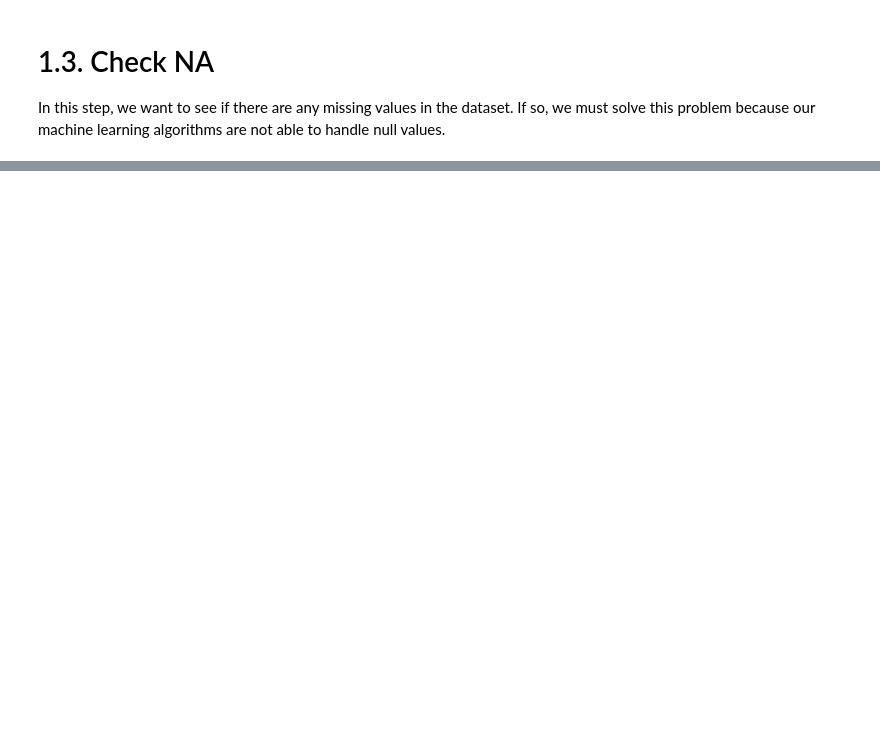
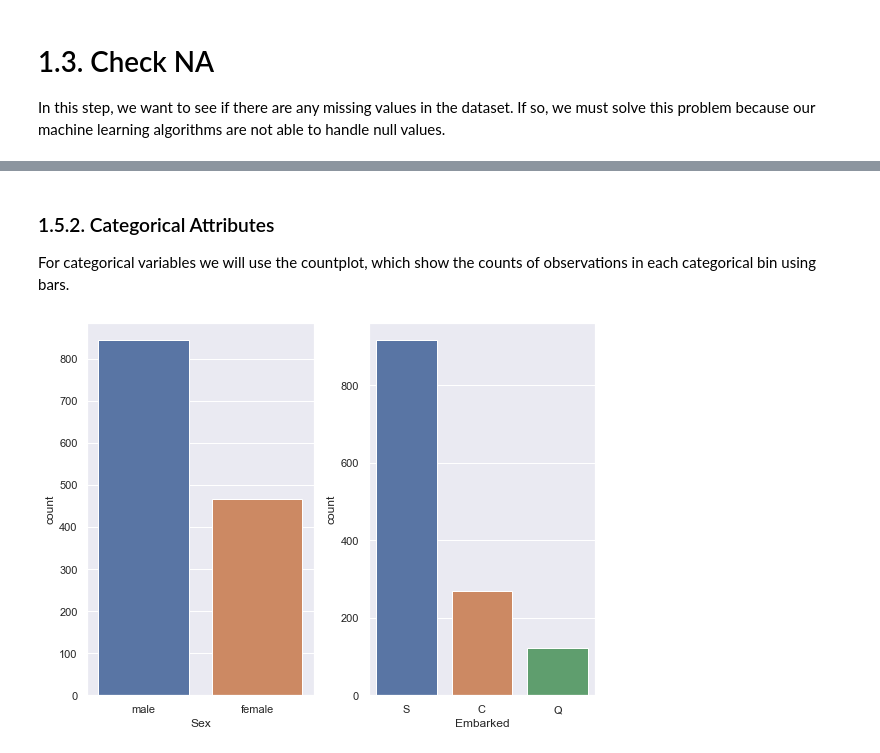
Before and after one commit to endhel/Prediction-of-the-Survivors-Titanic, a Jupyter notebook: Prediction-of-the-Survivors-Titanic.ipynb, the cells around one changed output, grey strips where cells are left out. Cells and saved outputs as stored; diff of their text form; code cells hidden in the pictures; blank space fills up the shorter version.

```diff
--- a/Prediction-of-the-Survivors-Titanic.ipynb
+++ b/Prediction-of-the-Survivors-Titanic.ipynb
@@ -187,0 +240,2 @@ We'll explain how to solve the problem in each variable.
+# %%
+df1['Age'].fillna( df1['Age'].median(), inplace=True )
@@ -187,0 +246,3 @@ We'll explain how to solve the problem in each variable.
+# %%
+num_attributes = df1.select_dtypes( include = ['int64', 'float64'] )
+cat_attributes = df1[['Sex', 'Embarked']]
@@ -187,0 +277,13 @@ We'll explain how to solve the problem in each variable.
+# %% [markdown]
+### 1.5.2. Categorical Attributes
+
+For categorical variables we will use the countplot, which show the counts of observations in each categorical bin using bars.
+# %%
+fig, ax = subplots( nrows=1, ncols=2, figsize=(8, 6) )
+sns.countplot( x = cat_attributes['Sex'], ax=ax[0] )
+
+sns.countplot( x = cat_attributes['Embarked'], ax=ax[1] )
+
+plt.tight_layout()
+# %% [output]
+[figure, added]
```
Also changed, not shown: parts of 18 cells of this notebook.
